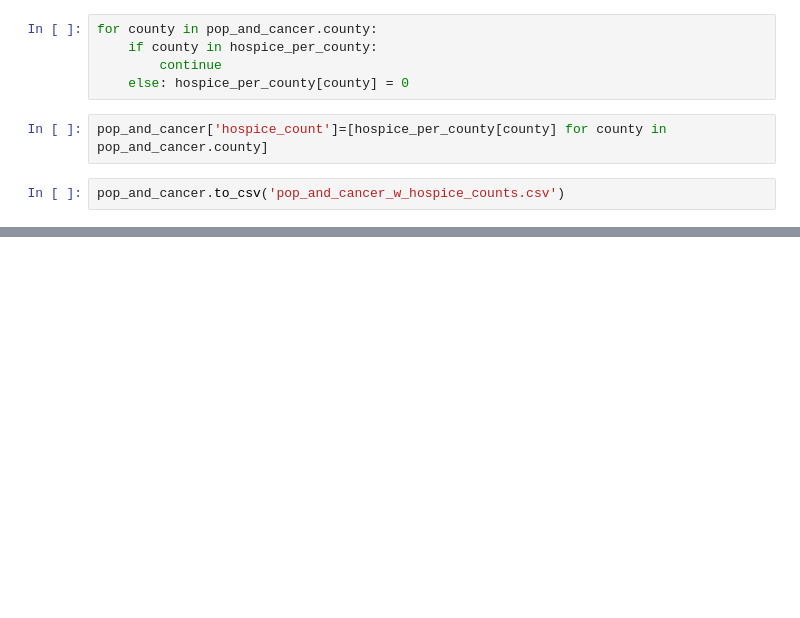
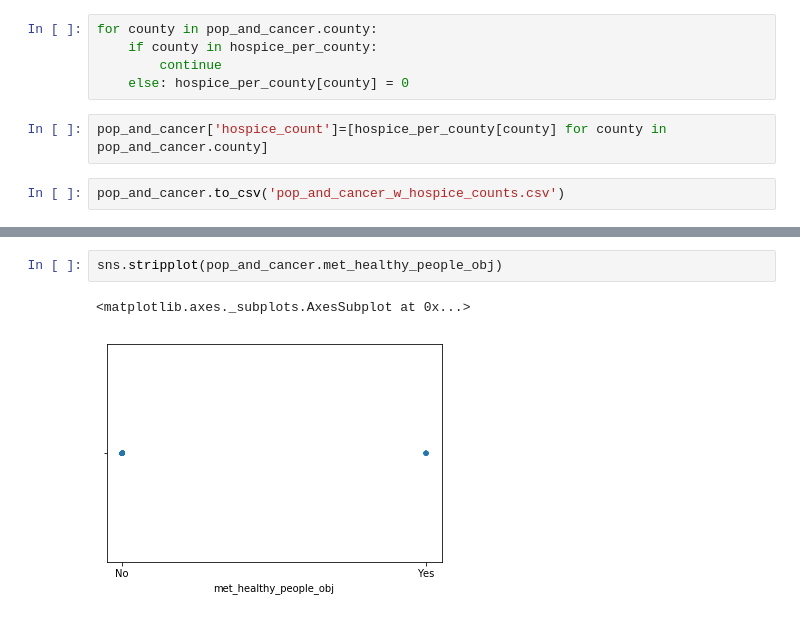
Before and after one commit to CSmithVU/vanderbilt-aspire-data-essentials, a Jupyter notebook: Class_Notebook_rev.ipynb, the cells around one changed output, grey strips where cells are left out. Saved outputs shown, nothing was run; the diff lists cells and outputs as text; blank space fills up the shorter version.

```diff
--- a/Class_Notebook_rev.ipynb
+++ b/Class_Notebook_rev.ipynb
@@ -919,0 +1011,5 @@ pop_and_cancer.to_csv('pop_and_cancer_w_hospice_counts.csv')
+# %%
+sns.stripplot(pop_and_cancer.met_healthy_people_obj)
+# %% [output]
+<matplotlib.axes._subplots.AxesSubplot at 0x...>
+[figure, added]
```
Also changed, not shown: parts of 17 cells of this notebook.
